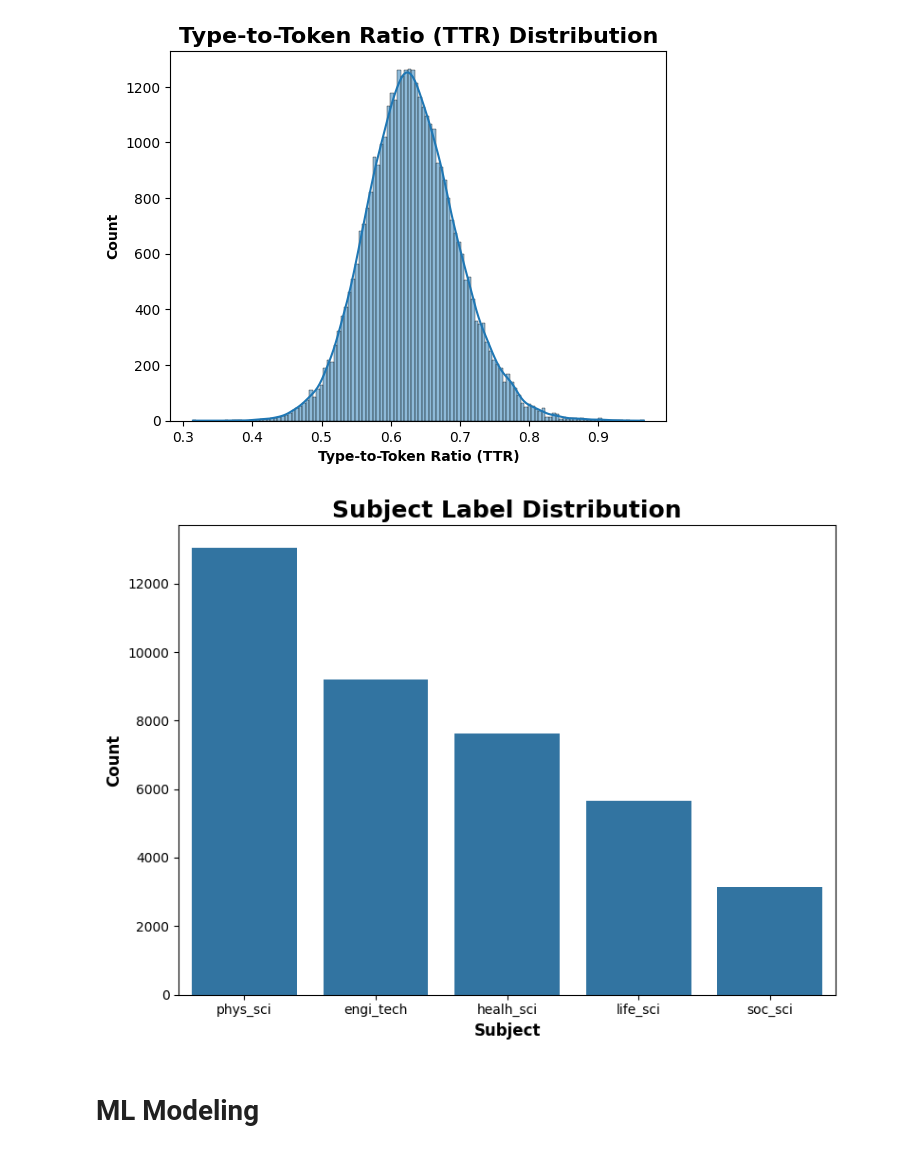
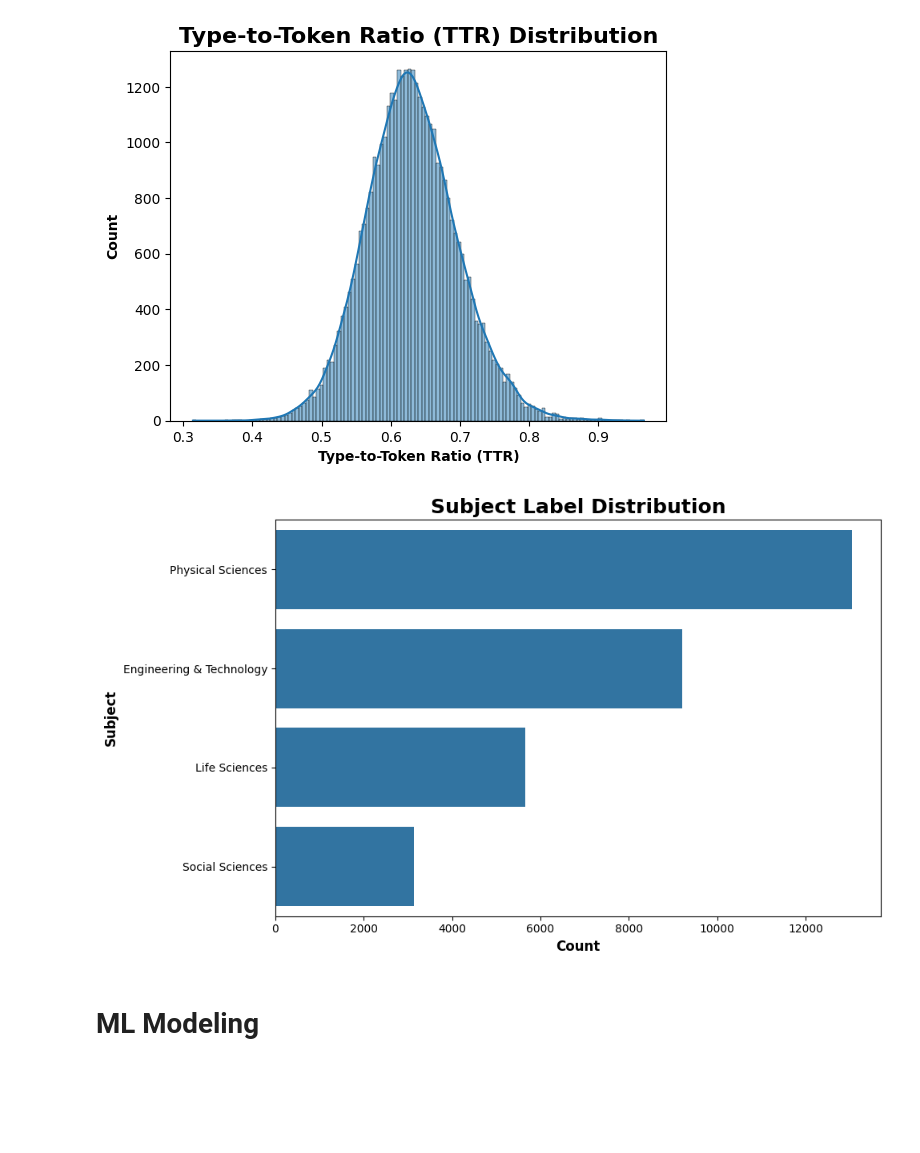
Before and after one commit to cicilymathew/NLP, a Jupyter notebook: Assignments/Assignment #2/assignment_2.ipynb, the cells around one changed output. Saved outputs shown, nothing was run; the diff lists cells and outputs as text; code cells hidden in the pictures; blank space fills up the shorter version.

```diff
--- a/Assignments/Assignment #2/assignment_2.ipynb
+++ b/Assignments/Assignment #2/assignment_2.ipynb
@@ -47,6 +47,16 @@ data.head()
 le = LabelEncoder()
 data["label_encoded"] = le.fit_transform(data.subject)
 label_map = dict(zip(le.classes_, le.transform(le.classes_)))
+# %%
+subject_name_map = {
+    "phys_sci": "Physical Sciences",
+    "engi_tech": "Engineering & Technology",
+    "health_sci": "Health Sciences",
+    "life_sci": "Life Sciences",
+    "soc_sci": "Social Sciences"
+}
+
+data["subject_full"] = data["subject"].map(subject_name_map)
 # %%
 data.all_text = data.title + " " + data.abstract
 # %%
@@ -120,15 +130,15 @@ plt.show()
 # %% [output]
 [figure]
 # %%
-plt.figure(figsize=(8, 6))
-sns.countplot(x="subject", data=data, order=data["subject"].value_counts().index)
-plt.title("Subject Label Distribution", fontsize= 18, fontweight='bold')
-plt.xlabel("Subject", fontsize=12, fontweight= 'bold')
-plt.ylabel("Count", fontsize=12, fontweight= 'bold')
+plt.figure(figsize=(10, 6))
+sns.countplot(y="subject_full", data=data, order=data["subject_full"].value_counts().index, orient='h')
+plt.title("Subject Label Distribution", fontsize=18, fontweight='bold')
+plt.xlabel("Count", fontsize=12, fontweight='bold')
+plt.ylabel("Subject", fontsize=12, fontweight='bold')
 plt.tight_layout()
 plt.show()
 # %% [output]
-[figure, old version]
+[figure, new version]
 # %% [markdown]
 # ML Modeling
 # %% [markdown]
```
